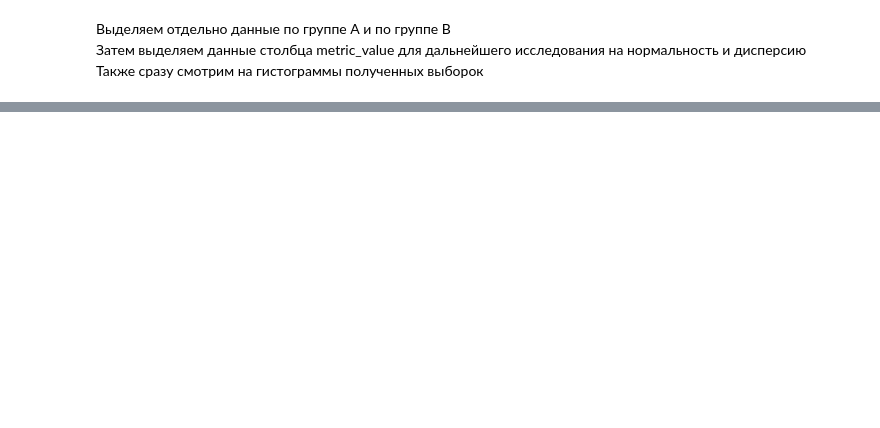
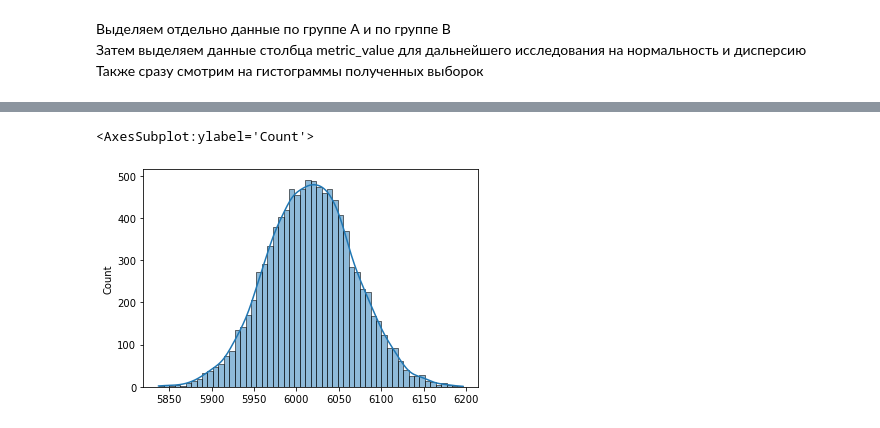
Before and after one commit to Leamur5/python-projects, a Jupyter notebook: AB tests using bootstrap.ipynb, the cells around one changed output, grey strips where cells are left out. Drawn from its saved outputs; the diff is of its cells as text; code cells hidden in the pictures; blank space fills up the shorter version.

```diff
--- a/AB tests using bootstrap.ipynb
+++ b/AB tests using bootstrap.ipynb
@@ -87,0 +71,10 @@ sns.histplot(data=B_distr_metric, kde=True)
+# %%
+bs_data_a = bs.bootstrap(np.array(A_distr_metric),
+stat_func=bs_stats.mean, num_iterations=10000,
+iteration_batch_size=300,
+return_distribution=True)
+# %%
+sns.histplot(data=bs_data_a, kde=True)
+# %% [output]
+<AxesSubplot:ylabel='Count'>
+[figure, added]
```
Also changed, not shown: parts of 66 cells of this notebook.
